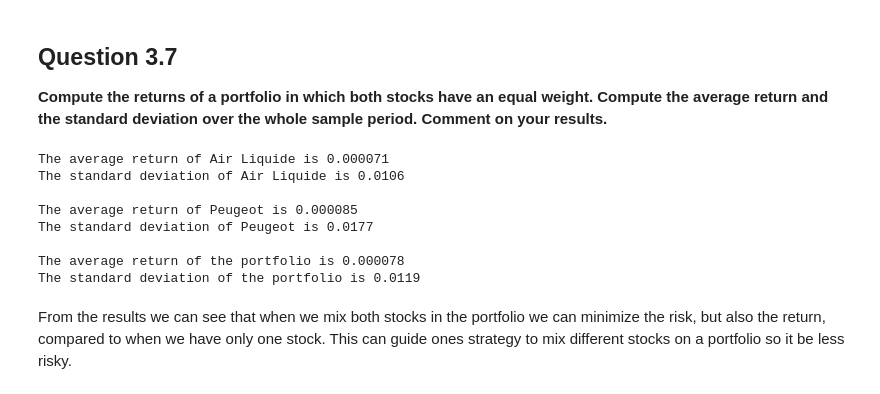
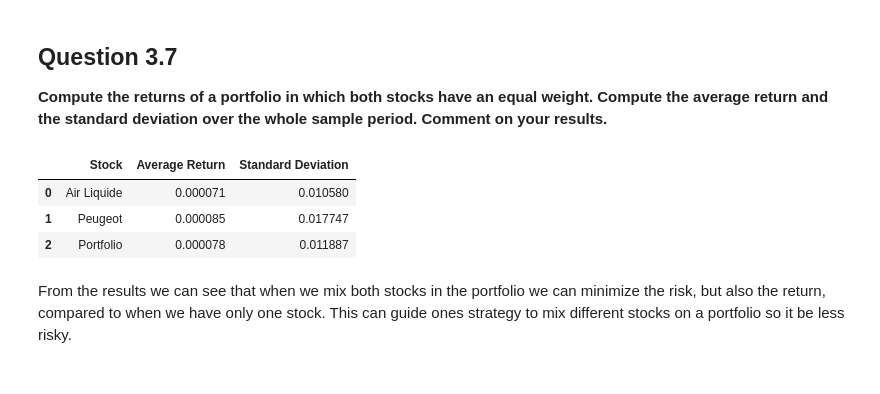
Before and after one commit to leonardohannas/MODS205_TelecomParis, a Jupyter notebook: proj.ipynb, the cells around one changed output. Drawn from its saved outputs; the diff is of its cells as text; code cells hidden in the pictures.

```diff
--- a/proj.ipynb
+++ b/proj.ipynb
@@ -358,32 +358,29 @@ On the other hand, the correlation between the daily returns of Peugeot's shares
 # %%
 average_return_peugeot = peugeot_stock['Daily Return'].mean()
 std_peugeot = peugeot_stock['Daily Return'].std()
 average_return_airliquide = air_liquide_stock['Daily Return'].mean()
 std_airliquide = air_liquide_stock['Daily Return'].std()
-
-print(f"The average return of Air Liquide is {average_return_airliquide:.6f}")
-print(f"The standard deviation of Air Liquide is {std_airliquide:.4f}\n")
-print(f"The average return of Peugeot is {average_return_peugeot:.6f}")
-print(f"The standard deviation of Peugeot is {std_peugeot:.4f}\n")
 
 # The return of the portfolio is the average of the returns of the two stocks
 portfolio_return = (air_liquide_stock['Daily Return'] + peugeot_stock['Daily Return']) / 2
 
 # The standard deviation and the average return of the portfolio
 average_return_portfolio = portfolio_return.mean()
 std_portfolio = portfolio_return.std()
 
-print(f"The average return of the portfolio is {average_return_portfolio:.6f}")
-print(f"The standard deviation of the portfolio is {std_portfolio:.4f}")
+# Dataframe with the data of the stocks and the portfolio
+data = {
+    'Stock': ['Air Liquide', 'Peugeot', 'Portfolio'],
+    'Average Return': [average_return_airliquide, average_return_peugeot, average_return_portfolio],
+    'Standard Deviation': [std_airliquide, std_peugeot, std_portfolio]
+}
+df_returns_std = pd.DataFrame(data)
+df_returns_std
 # %% [output]
-The average return of Air Liquide is 0.000071
-The standard deviation of Air Liquide is 0.0106
-
-The average return of Peugeot is 0.000085
-The standard deviation of Peugeot is 0.0177
-
-The average return of the portfolio is 0.000078
-The standard deviation of the portfolio is 0.0119
+|  | Stock | Average Return | Standard Deviation |
+| 0 | Air Liquide | 0.000071 | 0.010580 |
+| 1 | Peugeot | 0.000085 | 0.017747 |
+| 2 | Portfolio | 0.000078 | 0.011887 |
 # %% [markdown]
 From the results we can see that when we mix both stocks in the portfolio we can minimize the risk, but also the return, compared to when we have only one stock. This can guide ones strategy to mix different stocks on a portfolio so it be less risky.
 # %% [markdown]
```
